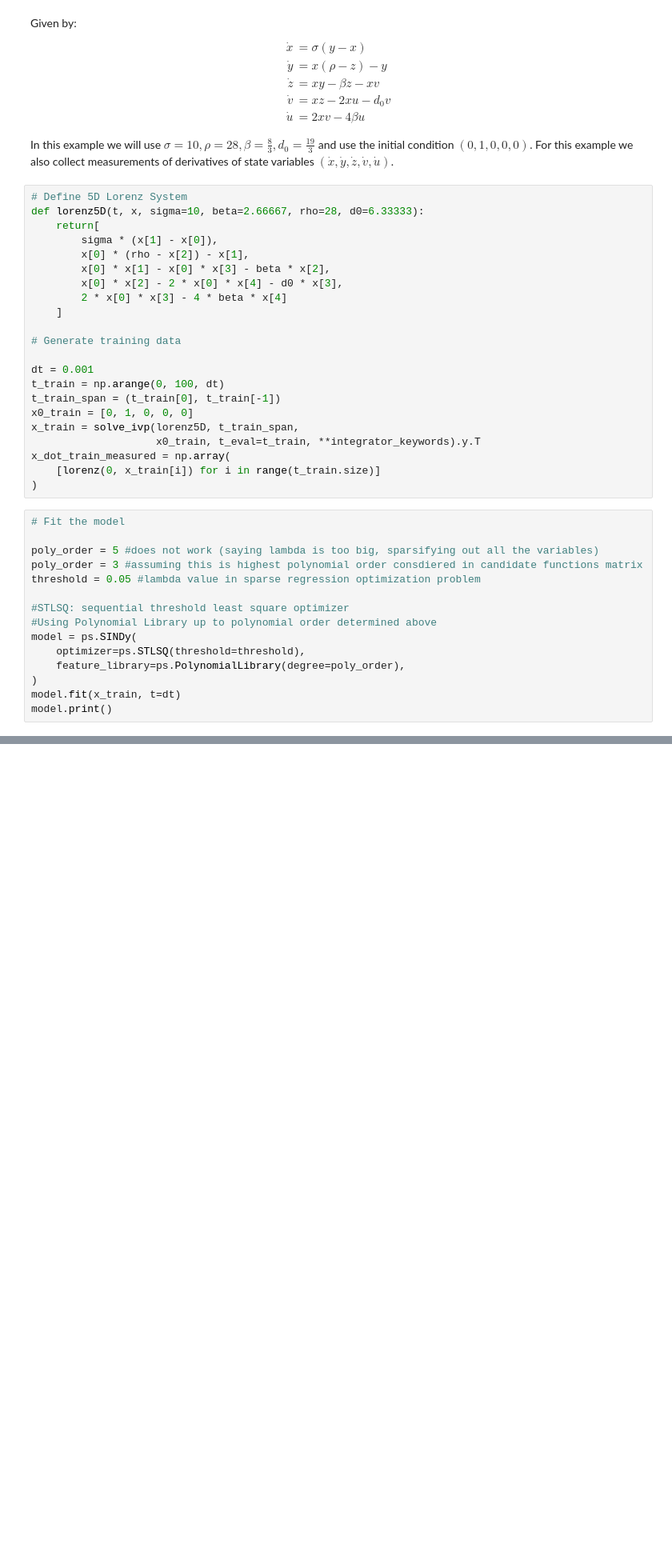
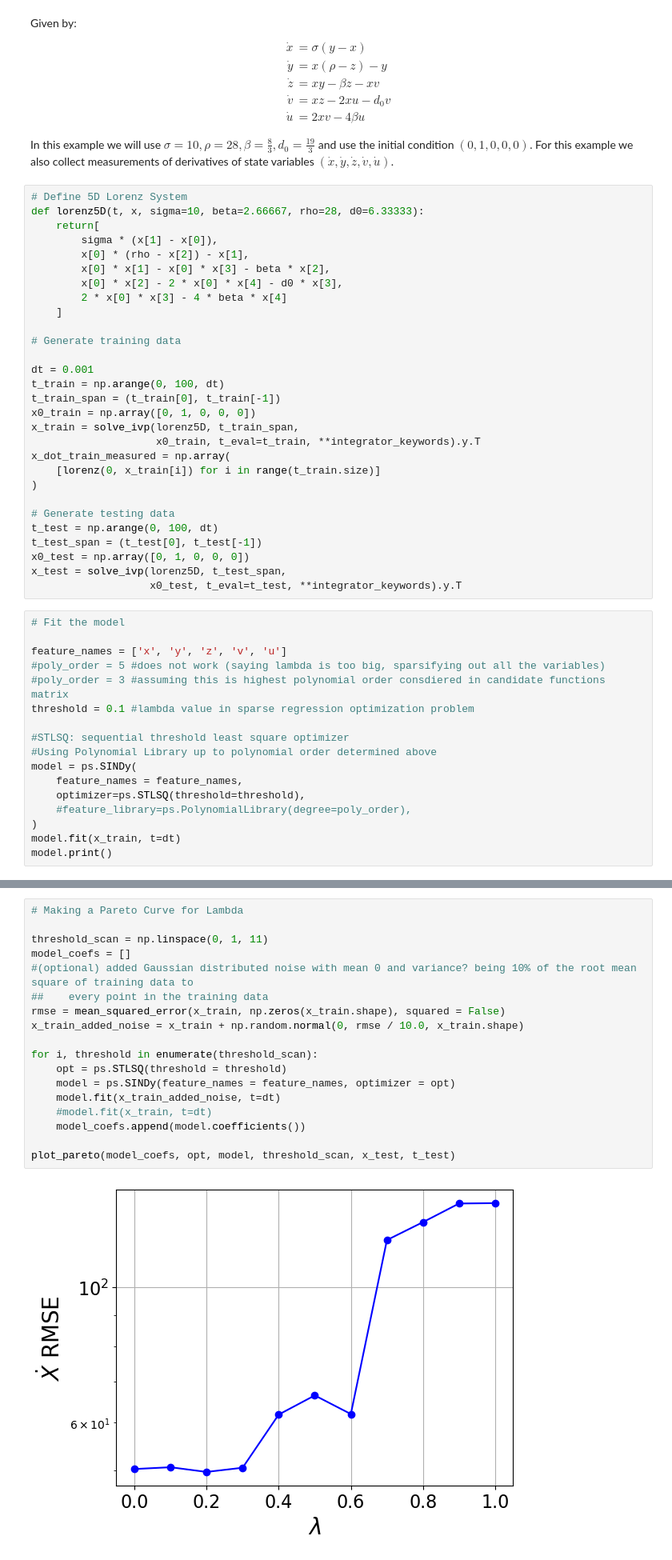
Before and after one commit to eabogle/SINDy_Sandbox, a Jupyter notebook: Generalized Lorenz.ipynb, the cells around one changed output, grey strips where cells are left out. Shown at 80% size. Saved outputs shown, nothing was run; the diff lists cells and outputs as text; blank space fills up the shorter version.

Commit message:
Pareto curve for lambda for 5D Lorenz

```diff
--- a/Generalized Lorenz.ipynb
+++ b/Generalized Lorenz.ipynb
@@ -215,24 +225,33 @@ def lorenz5D(t, x, sigma=10, beta=2.66667, rho=28, d0=6.33333):
 dt = 0.001
 t_train = np.arange(0, 100, dt)
 t_train_span = (t_train[0], t_train[-1])
-x0_train = [0, 1, 0, 0, 0]
+x0_train = np.array([0, 1, 0, 0, 0])
 x_train = solve_ivp(lorenz5D, t_train_span,
                     x0_train, t_eval=t_train, **integrator_keywords).y.T
 x_dot_train_measured = np.array(
     [lorenz(0, x_train[i]) for i in range(t_train.size)]
 )
+
+# Generate testing data
+t_test = np.arange(0, 100, dt)
+t_test_span = (t_test[0], t_test[-1])
+x0_test = np.array([0, 1, 0, 0, 0])
+x_test = solve_ivp(lorenz5D, t_test_span,
+                   x0_test, t_eval=t_test, **integrator_keywords).y.T
 # %%
 # Fit the model
 
-poly_order = 5 #does not work (saying lambda is too big, sparsifying out all the variables)
-poly_order = 3 #assuming this is highest polynomial order consdiered in candidate functions matrix
-threshold = 0.05 #lambda value in sparse regression optimization problem
+feature_names = ['x', 'y', 'z', 'v', 'u']
+#poly_order = 5 #does not work (saying lambda is too big, sparsifying out all the variables)
+#poly_order = 3 #assuming this is highest polynomial order consdiered in candidate functions matrix
+threshold = 0.1 #lambda value in sparse regression optimization problem
 
 #STLSQ: sequential threshold least square optimizer
 #Using Polynomial Library up to polynomial order determined above
 model = ps.SINDy(
+    feature_names = feature_names,
     optimizer=ps.STLSQ(threshold=threshold),
-    feature_library=ps.PolynomialLibrary(degree=poly_order),
+    #feature_library=ps.PolynomialLibrary(degree=poly_order),
 )
 model.fit(x_train, t=dt)
 model.print()
@@ -244,0 +294,20 @@ model.print()
+# %%
+# Making a Pareto Curve for Lambda
+
+threshold_scan = np.linspace(0, 1, 11)
+model_coefs = []
+#(optional) added Gaussian distributed noise with mean 0 and variance? being 10% of the root mean square of training data to
+##    every point in the training data
+rmse = mean_squared_error(x_train, np.zeros(x_train.shape), squared = False)
+x_train_added_noise = x_train + np.random.normal(0, rmse / 10.0, x_train.shape)
+
+for i, threshold in enumerate(threshold_scan):
+    opt = ps.STLSQ(threshold = threshold)
+    model = ps.SINDy(feature_names = feature_names, optimizer = opt)
+    model.fit(x_train_added_noise, t=dt)
+    #model.fit(x_train, t=dt)
+    model_coefs.append(model.coefficients())
+
+plot_pareto(model_coefs, opt, model, threshold_scan, x_test, t_test)
+# %% [output]
+[figure, added]
```
Also changed, not shown: parts of 4 cells of this notebook.
